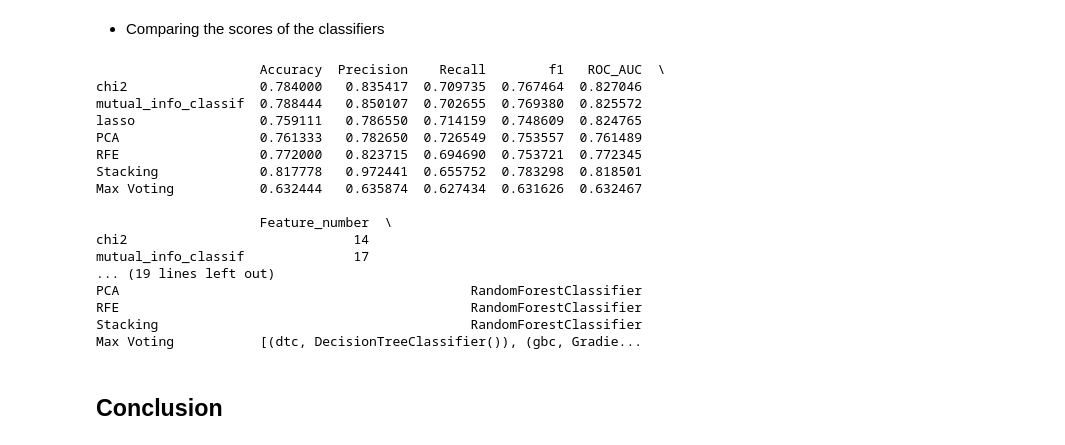
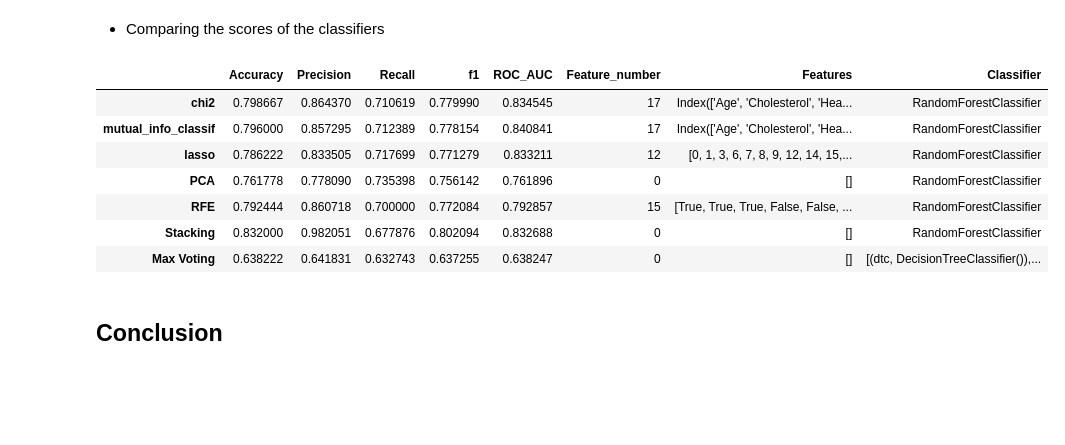
Before and after one commit to alperrkilic/heart-attack-prediction, a Jupyter notebook: heart-attack-prediction.ipynb, the cells around one changed output. Cells and saved outputs as stored; diff of their text form; code cells hidden in the pictures; blank space fills up the shorter version.

```diff
--- a/heart-attack-prediction.ipynb
+++ b/heart-attack-prediction.ipynb
@@ -1366,24 +1586,15 @@ show_plots()
 # %%
 results = pd.DataFrame.from_dict(best_selection_methods, orient='index')
 
-print(results)
+results
 # %% [output]
-                     Accuracy  Precision    Recall        f1   ROC_AUC  \
-chi2                 0.784000   0.835417  0.709735  0.767464  0.827046
-mutual_info_classif  0.788444   0.850107  0.702655  0.769380  0.825572
-lasso                0.759111   0.786550  0.714159  0.748609  0.824765
-PCA                  0.761333   0.782650  0.726549  0.753557  0.761489
-RFE                  0.772000   0.823715  0.694690  0.753721  0.772345
-Stacking             0.817778   0.972441  0.655752  0.783298  0.818501
-Max Voting           0.632444   0.635874  0.627434  0.631626  0.632467
-
-                     Feature_number  \
-chi2                             14
-mutual_info_classif              17
-... (19 lines left out)
-PCA                                             RandomForestClassifier
-RFE                                             RandomForestClassifier
-Stacking                                        RandomForestClassifier
-Max Voting           [(dtc, DecisionTreeClassifier()), (gbc, Gradie...
+|  | Accuracy | Precision | Recall | f1 | ROC_AUC | Feature_number | Features | Classifier |
+| chi2 | 0.798667 | 0.864370 | 0.710619 | 0.779990 | 0.834545 | 17 | Index(['Age', 'Cholesterol', 'Hea... | RandomForestClassifier |
+| mutual_info_classif | 0.796000 | 0.857295 | 0.712389 | 0.778154 | 0.840841 | 17 | Index(['Age', 'Cholesterol', 'Hea... | RandomForestClassifier |
+| lasso | 0.786222 | 0.833505 | 0.717699 | 0.771279 | 0.833211 | 12 | [0, 1, 3, 6, 7, 8, 9, 12, 14, 15,... | RandomForestClassifier |
+| PCA | 0.761778 | 0.778090 | 0.735398 | 0.756142 | 0.761896 | 0 | [] | RandomForestClassifier |
+| RFE | 0.792444 | 0.860718 | 0.700000 | 0.772084 | 0.792857 | 15 | [True, True, True, False, False, ... | RandomForestClassifier |
+| Stacking | 0.832000 | 0.982051 | 0.677876 | 0.802094 | 0.832688 | 0 | [] | RandomForestClassifier |
+| Max Voting | 0.638222 | 0.641831 | 0.632743 | 0.637255 | 0.638247 | 0 | [] | [(dtc, DecisionTreeClassifier()),... |
 # %% [markdown]
 ## Conclusion
```
Also changed, not shown: parts of 53 cells of this notebook.
